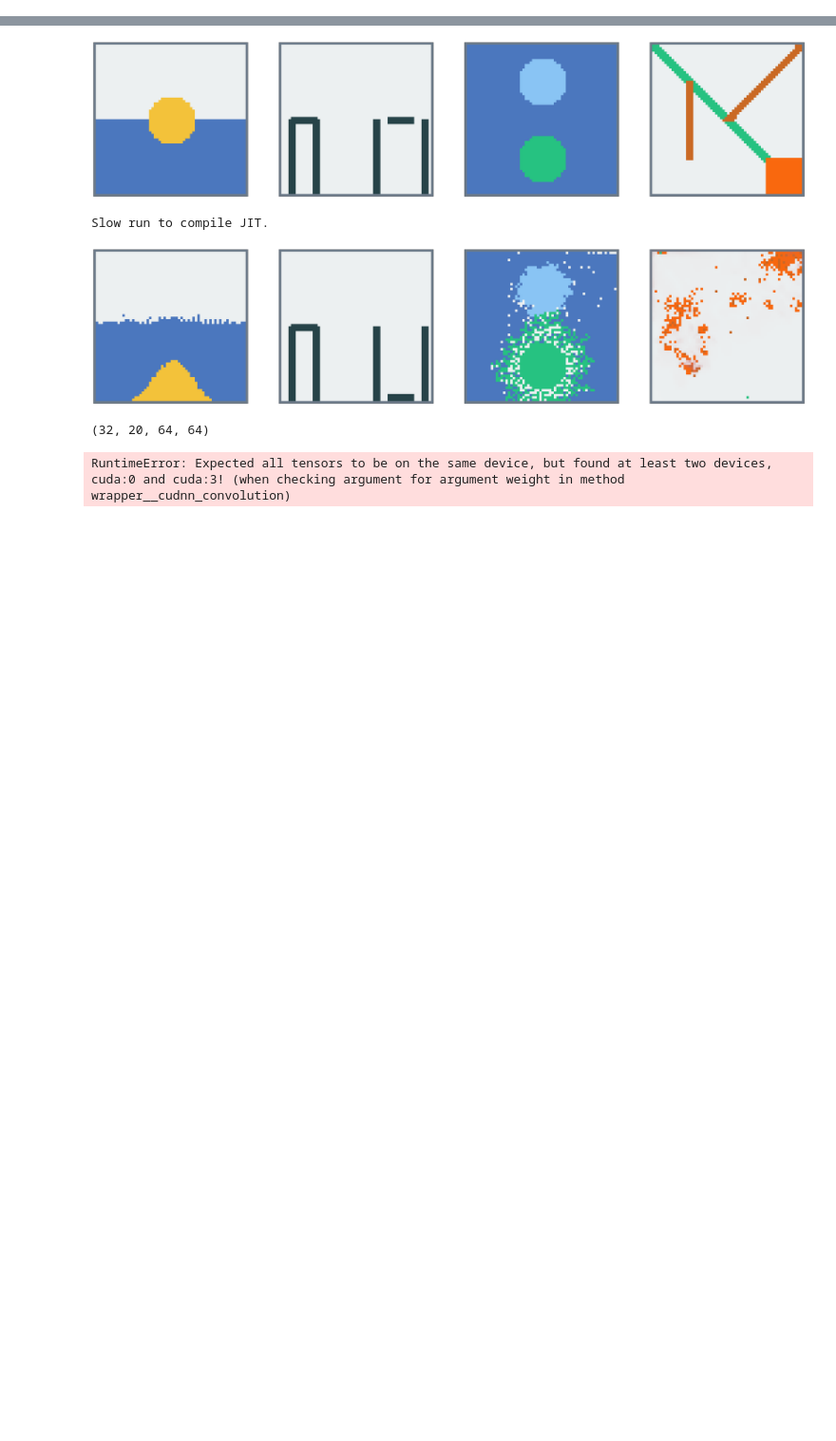
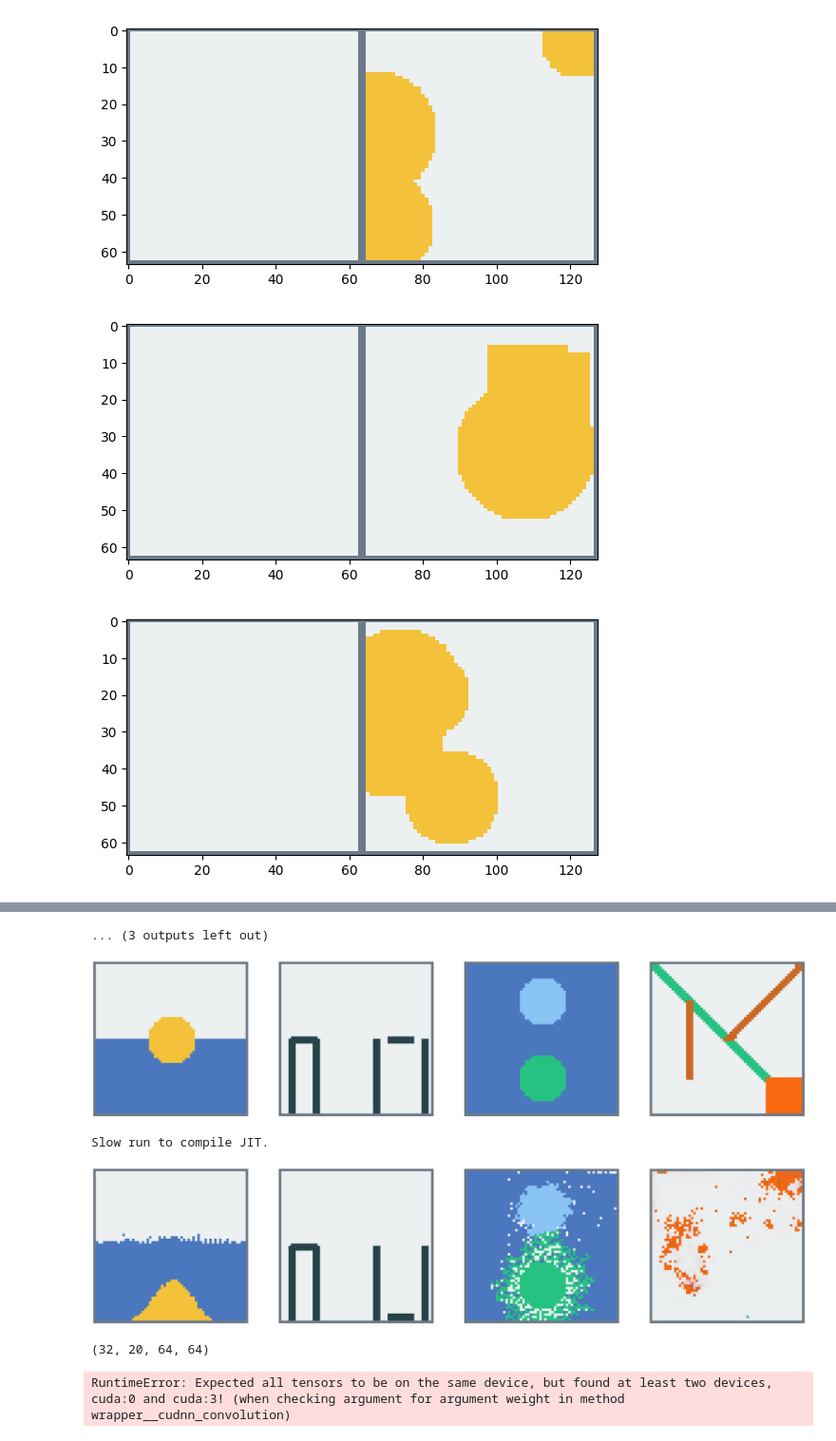
Before and after one commit to kvfrans/powderworld, a Jupyter notebook: testing.ipynb, the cells around one changed output, grey strips where cells are left out. Shown: that part at 95% size. Cells and saved outputs as stored; diff of their text form; code cells hidden in the pictures; blank space fills up the shorter version.

```diff
--- a/testing.ipynb
+++ b/testing.ipynb
@@ -18,3 +20,16 @@ device = 'cuda:3'
 # %%
 pw = PowderWorld(device)
 pwr = PowderWorldRenderer(device)
+# %%
+kwargs_pcg = dict(hw=(64,64), elems=['sand'], num_tasks=100000,
+                  num_lines=0, num_circles=5, num_squares=5, has_empty_path=False)
+
+for i in range(15):
+    env = envs.PWDrawEnv(False, kwargs_pcg)
+    env.reset()
+    plt.imshow(env.render())
+    plt.show()
+# %% [output]
+[figure, added]
+[figure, added]
+[figure, added]
@@ -21,3 +45,4 @@ pwr = PowderWorldRenderer(device)
+... (3 outputs left out)
 # %%
 
 def show_row(world, name='dist', size=4):
```
Also changed, not shown: parts of 2 cells of this notebook, 2 other files.
